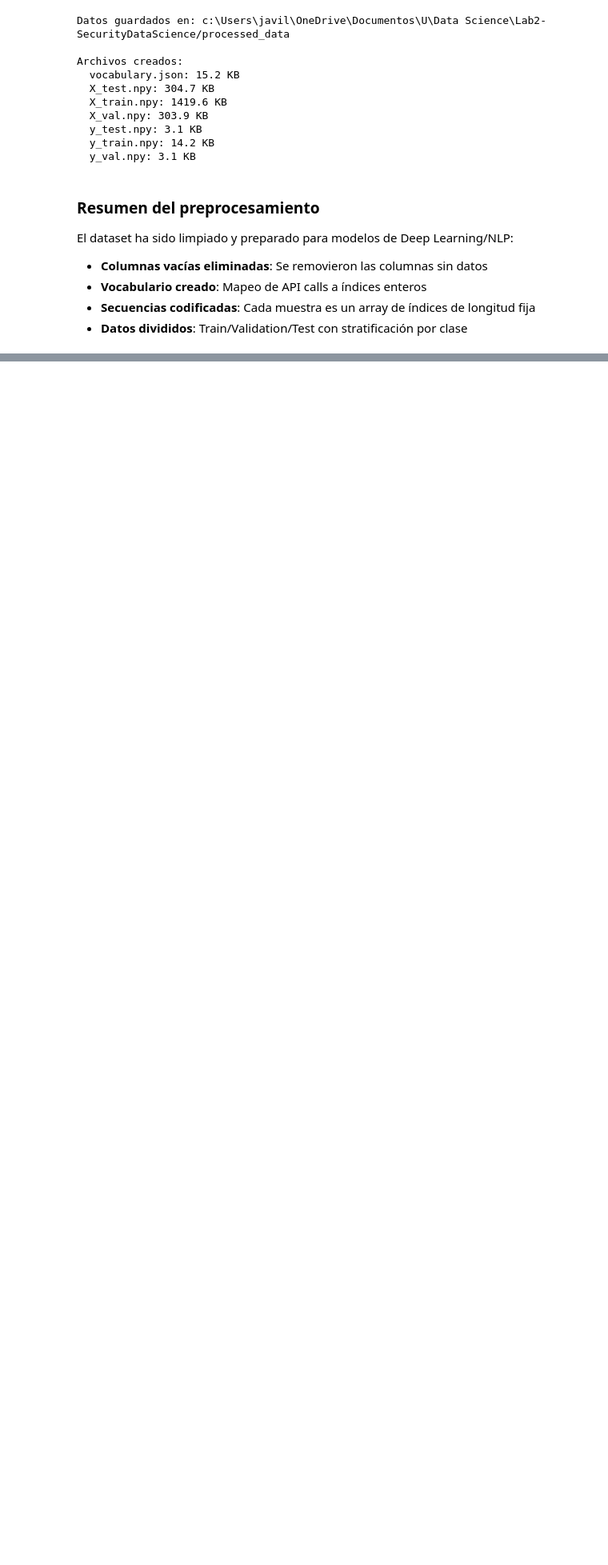
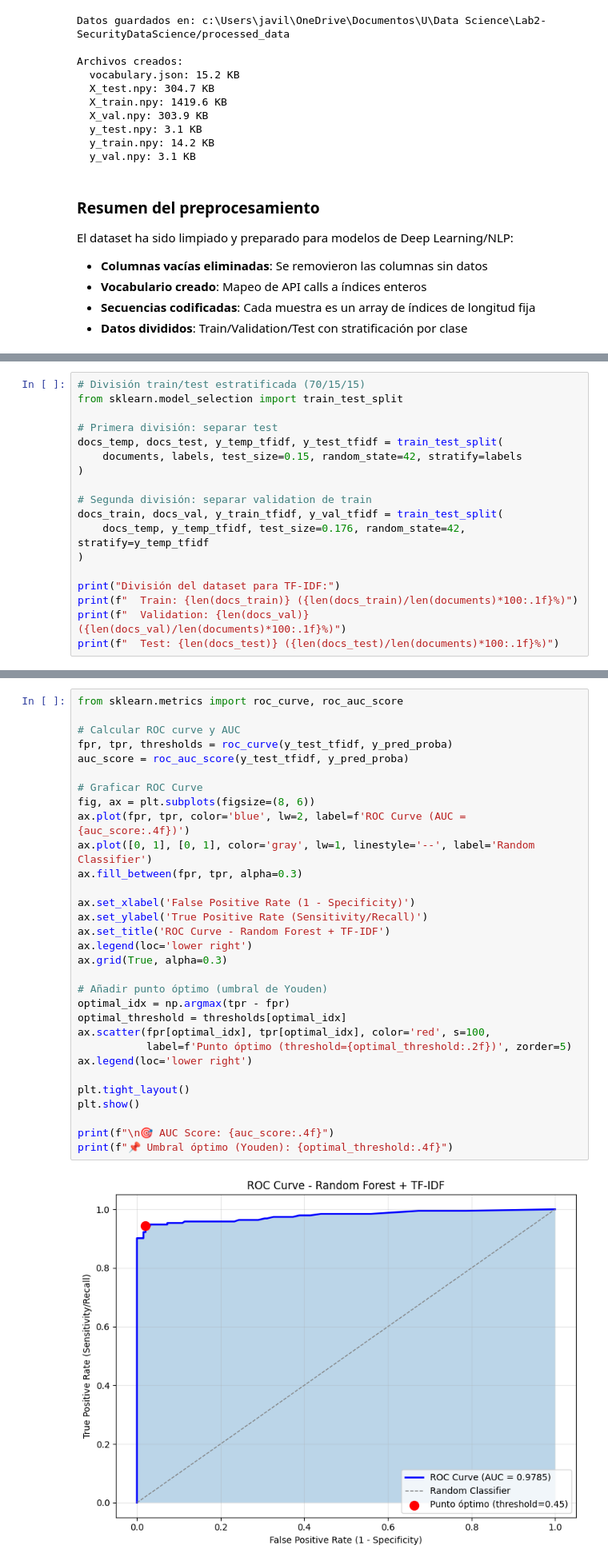
Before and after one commit to LuisMontenegro21/Lab2-SecurityDataScience, a Jupyter notebook: lab2.ipynb, the cells around one changed output, grey strips where cells are left out. Shown at 80% size. Cells and saved outputs as stored; diff of their text form; blank space fills up the shorter version.

Commit message:
random forest

```diff
--- a/lab2.ipynb
+++ b/lab2.ipynb
@@ -388,0 +422,18 @@ El dataset ha sido limpiado y preparado para modelos de Deep Learning/NLP:
+# %%
+# División train/test estratificada (70/15/15)
+from sklearn.model_selection import train_test_split
+
+# Primera división: separar test
+docs_temp, docs_test, y_temp_tfidf, y_test_tfidf = train_test_split(
+    documents, labels, test_size=0.15, random_state=42, stratify=labels
+)
+
+# Segunda división: separar validation de train
+docs_train, docs_val, y_train_tfidf, y_val_tfidf = train_test_split(
+    docs_temp, y_temp_tfidf, test_size=0.176, random_state=42, stratify=y_temp_tfidf
+)
+
+print("División del dataset para TF-IDF:")
+print(f"  Train: {len(docs_train)} ({len(docs_train)/len(documents)*100:.1f}%)")
+print(f"  Validation: {len(docs_val)} ({len(docs_val)/len(documents)*100:.1f}%)")
+print(f"  Test: {len(docs_test)} ({len(docs_test)/len(documents)*100:.1f}%)")
@@ -388,0 +570,33 @@ El dataset ha sido limpiado y preparado para modelos de Deep Learning/NLP:
+# %%
+from sklearn.metrics import roc_curve, roc_auc_score
+
+# Calcular ROC curve y AUC
+fpr, tpr, thresholds = roc_curve(y_test_tfidf, y_pred_proba)
+auc_score = roc_auc_score(y_test_tfidf, y_pred_proba)
+
+# Graficar ROC Curve
+fig, ax = plt.subplots(figsize=(8, 6))
+ax.plot(fpr, tpr, color='blue', lw=2, label=f'ROC Curve (AUC = {auc_score:.4f})')
+ax.plot([0, 1], [0, 1], color='gray', lw=1, linestyle='--', label='Random Classifier')
+ax.fill_between(fpr, tpr, alpha=0.3)
+
+ax.set_xlabel('False Positive Rate (1 - Specificity)')
+ax.set_ylabel('True Positive Rate (Sensitivity/Recall)')
+ax.set_title('ROC Curve - Random Forest + TF-IDF')
+ax.legend(loc='lower right')
+ax.grid(True, alpha=0.3)
+
+# Añadir punto óptimo (umbral de Youden)
+optimal_idx = np.argmax(tpr - fpr)
+optimal_threshold = thresholds[optimal_idx]
+ax.scatter(fpr[optimal_idx], tpr[optimal_idx], color='red', s=100,
+           label=f'Punto óptimo (threshold={optimal_threshold:.2f})', zorder=5)
+ax.legend(loc='lower right')
+
+plt.tight_layout()
+plt.show()
+
+print(f"\n🎯 AUC Score: {auc_score:.4f}")
+print(f"📌 Umbral óptimo (Youden): {optimal_threshold:.4f}")
+# %% [output]
+[figure, added]
```
Also changed, not shown: parts of 17 cells of this notebook.
